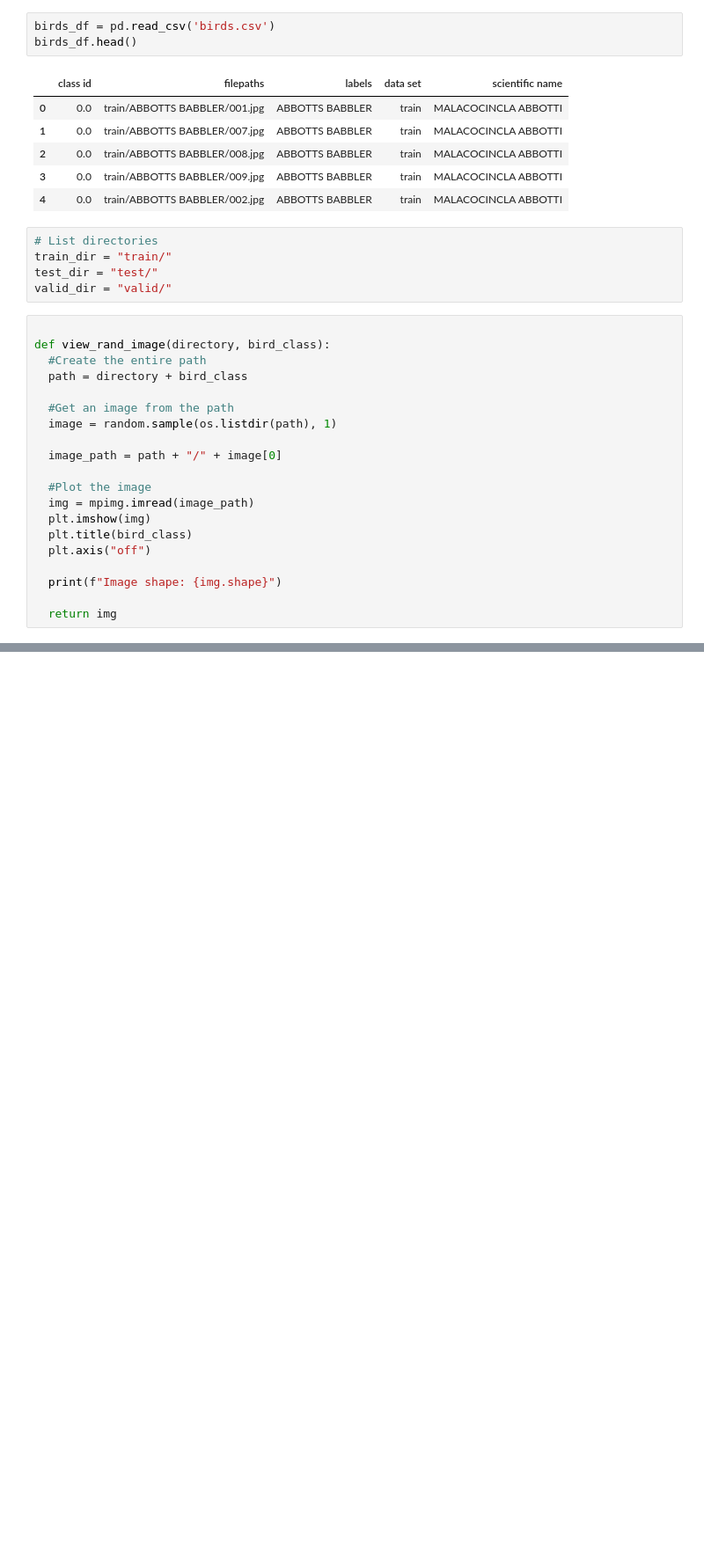
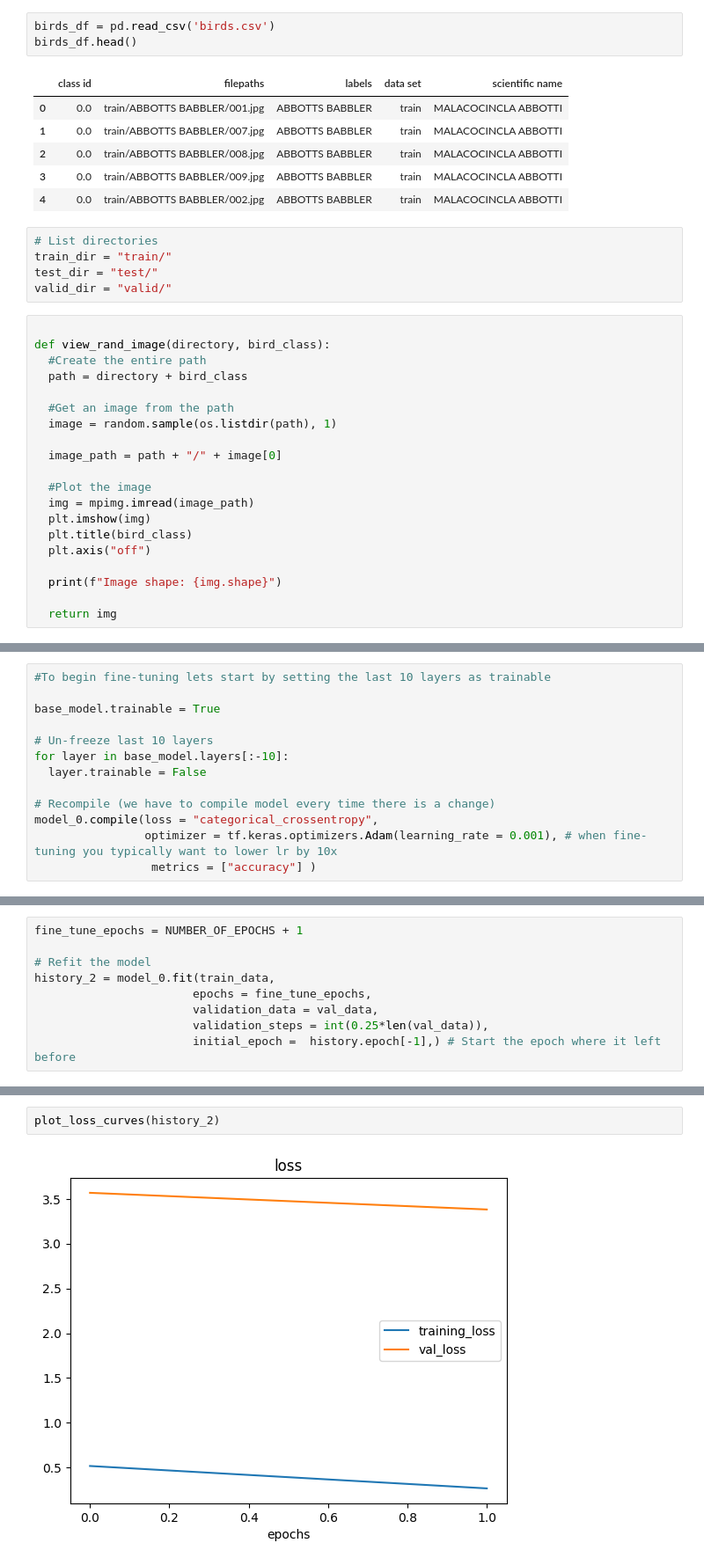
Before and after one commit to fsantamaria1/Bird_Classification, a Jupyter notebook: Bird_Classification.ipynb, the cells around one changed output, grey strips where cells are left out. Shown at 88% size. Drawn from its saved outputs; the diff is of its cells as text; blank space fills up the shorter version.

```diff
--- a/Bird_Classification.ipynb
+++ b/Bird_Classification.ipynb
@@ -170,0 +314,13 @@ GPU Available (Yes!)
+# %%
+#To begin fine-tuning lets start by setting the last 10 layers as trainable
+
+base_model.trainable = True
+
+# Un-freeze last 10 layers
+for layer in base_model.layers[:-10]:
+  layer.trainable = False
+
+# Recompile (we have to compile model every time there is a change)
+model_0.compile(loss = "categorical_crossentropy",
+                optimizer = tf.keras.optimizers.Adam(learning_rate = 0.001), # when fine-tuning you typically want to lower lr by 10x
+                 metrics = ["accuracy"] )
@@ -170,0 +360,9 @@ GPU Available (Yes!)
+# %%
+fine_tune_epochs = NUMBER_OF_EPOCHS + 1
+
+# Refit the model
+history_2 = model_0.fit(train_data,
+                       epochs = fine_tune_epochs,
+                       validation_data = val_data,
+                       validation_steps = int(0.25*len(val_data)),
+                       initial_epoch =  history.epoch[-1],) # Start the epoch where it left before
@@ -170,0 +394,4 @@ GPU Available (Yes!)
+# %%
+plot_loss_curves(history_2)
+# %% [output]
+[figure, added]
```
Also changed, not shown: parts of 35 cells of this notebook.
